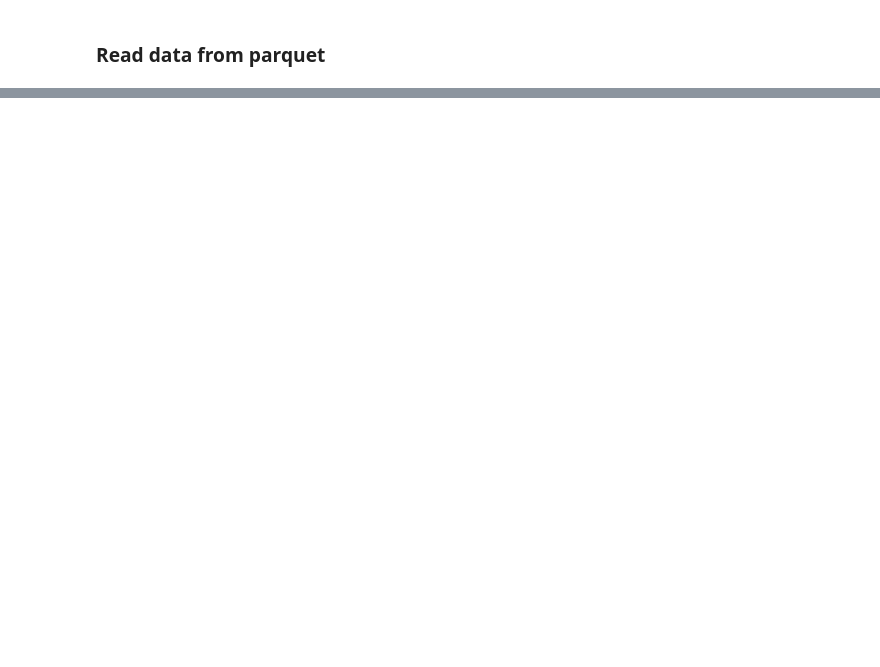
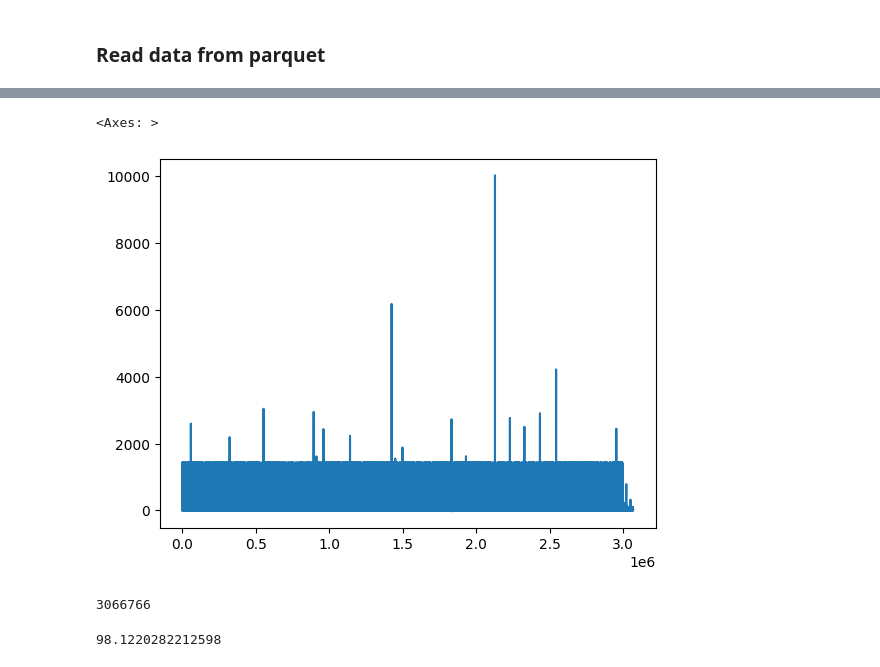
Before and after one commit to Moris0n/mlops-zoomcamp, a Jupyter notebook: 01-intro/duration-prediction.ipynb, the cells around one changed output, grey strips where cells are left out. Drawn from its saved outputs; the diff is of its cells as text; code cells hidden in the pictures; blank space fills up the shorter version.

```diff
--- a/01-intro/duration-prediction.ipynb
+++ b/01-intro/duration-prediction.ipynb
@@ -40,3 +53,3 @@ def read_dataframe(filename: str) -> pd.DataFrame:
 # %%
-df_train = read_dataframe('../data/yellow_tripdata_2023-01.parquet')
-df_val = read_dataframe('../data/yellow_tripdata_2023-02.parquet')
+df = pd.read_parquet('../data/yellow_tripdata_2023-01.parquet')
+df.shape
@@ -49,0 +68,3 @@ df_val['PU_DO'] = df_val['PULocationID'] + '_' + df_val['DOLocationID']
+# %%
+df['duration'] = (df['tpep_dropoff_datetime'] - df['tpep_pickup_datetime']) / pd.Timedelta(minutes=1)
+df['duration'].describe()
@@ -49,0 +92,16 @@ df_val['PU_DO'] = df_val['PULocationID'] + '_' + df_val['DOLocationID']
+# %%
+df['duration'].plot()
+# %% [output]
+<Axes: >
+[figure, added]
+# %%
+df_rows = df.shape[0]
+df_rows
+# %% [output]
+3066766
+# %%
+# Filter out trips with duration outside 1–60 minutes
+df = df.loc[df['duration'].between(1, 60)].copy()
+(df.shape[0] / df_rows)*100
+# %% [output]
+98.1220282212598
```
Also changed, not shown: parts of 23 cells of this notebook.
